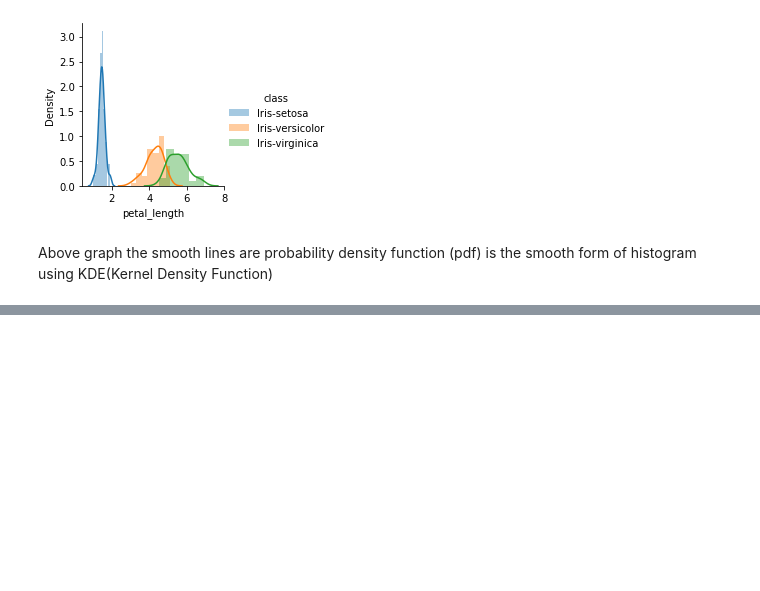
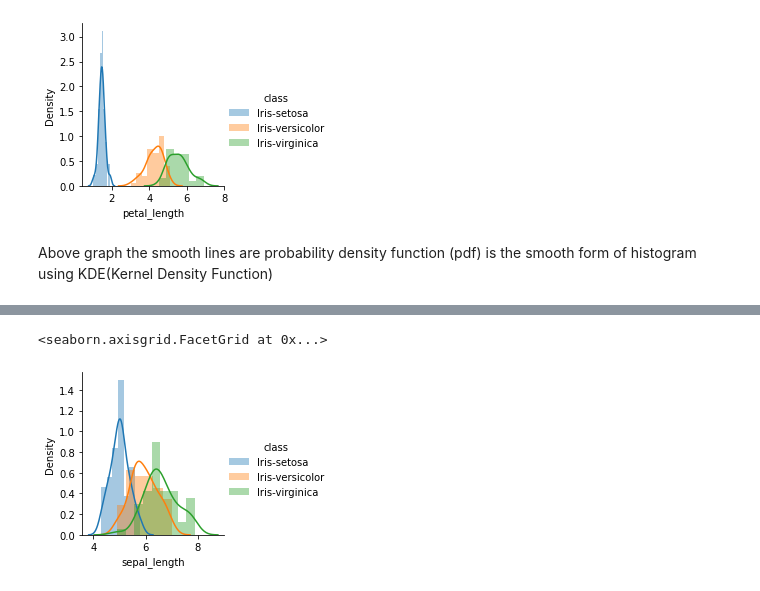
Before and after one commit to vijananish/exploratory-data-analysis, a Jupyter notebook: iris-dataset/iris-dataset.ipynb, the cells around one changed output, grey strips where cells are left out. Drawn from its saved outputs; the diff is of its cells as text; code cells hidden in the pictures; blank space fills up the shorter version.

```diff
--- a/iris-dataset/iris-dataset.ipynb
+++ b/iris-dataset/iris-dataset.ipynb
@@ -86,0 +94,5 @@ Above graph the smooth lines are probability density function (pdf) is the smoot
+# %%
+sns.FacetGrid(iris_dataset, hue="class").map(sns.distplot, "sepal_length").add_legend()
+# %% [output]
+<seaborn.axisgrid.FacetGrid at 0x...>
+[figure, added]
```
Also changed, not shown: parts of 12 cells of this notebook.
